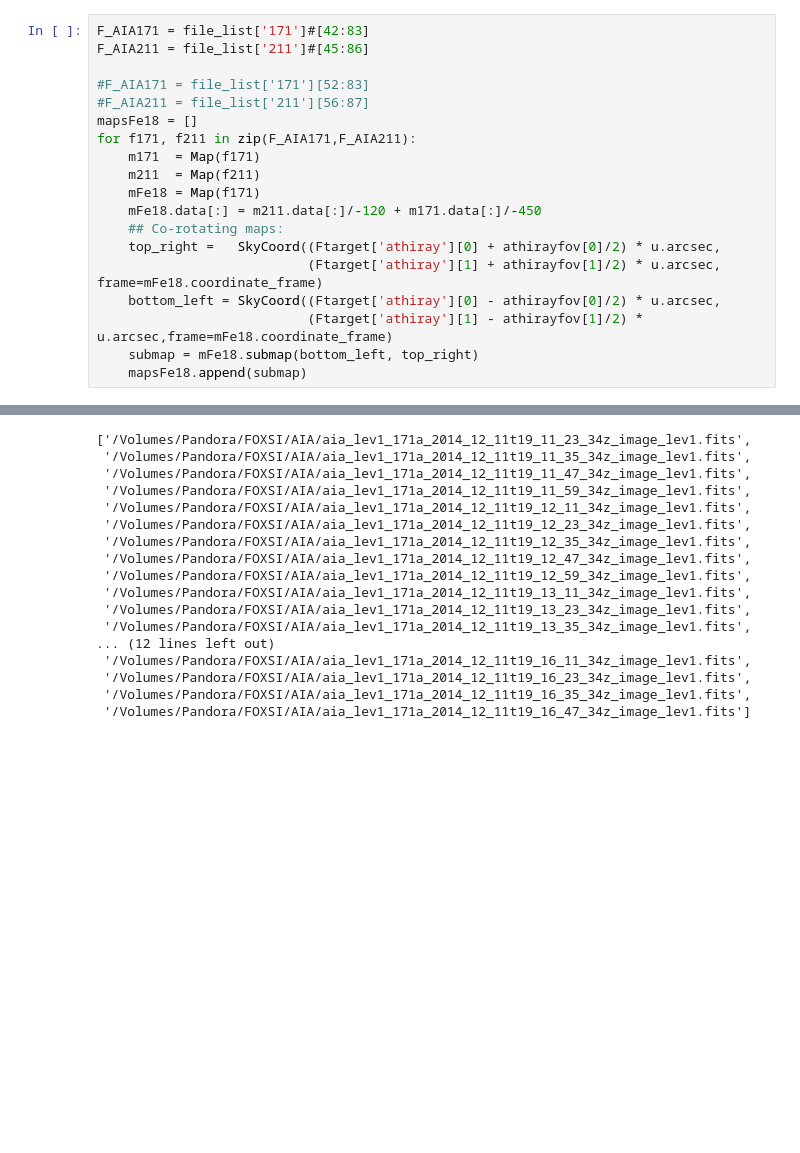
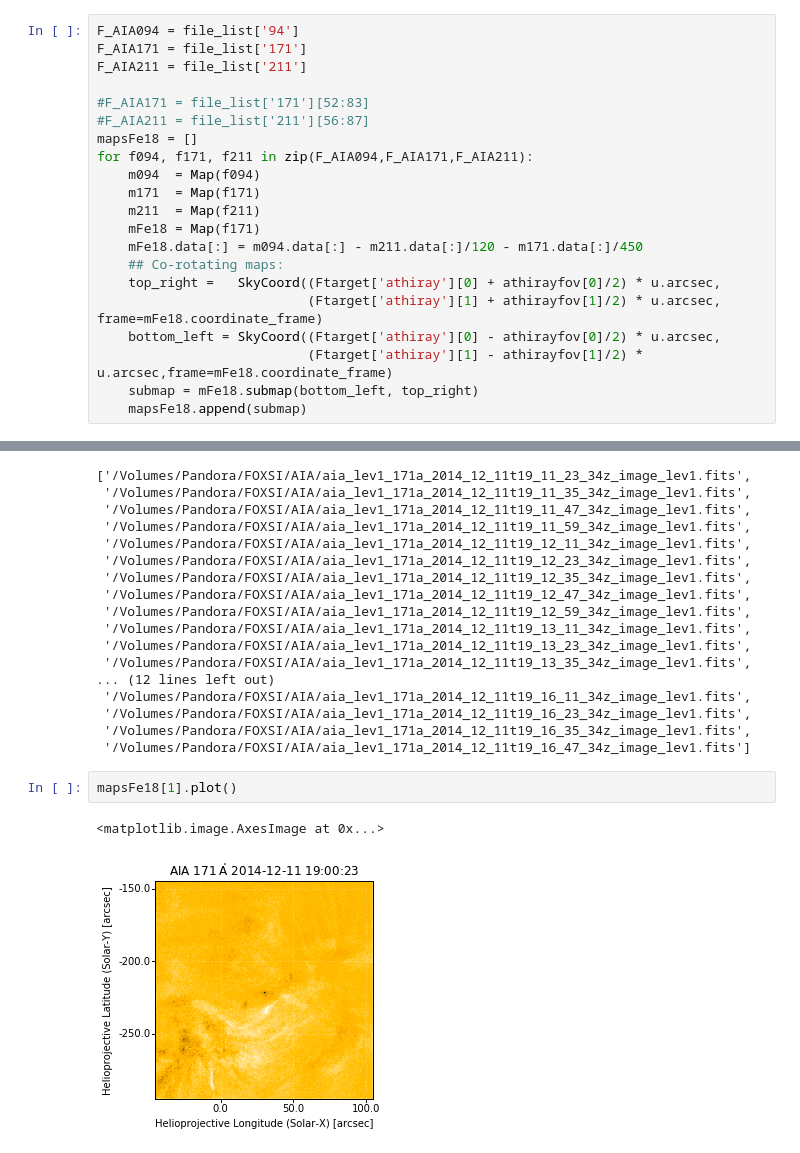
Before and after one commit to pymilo/Milo_FOXSI_Science, a Jupyter notebook: Notebooks/For_Athiray_Kobelski_Method.ipynb, the cells around one changed output, grey strips where cells are left out. Cells and saved outputs as stored; diff of their text form; blank space fills up the shorter version.

```diff
--- a/Notebooks/For_Athiray_Kobelski_Method.ipynb
+++ b/Notebooks/For_Athiray_Kobelski_Method.ipynb
@@ -77,17 +77,19 @@ for key in str_indices:
     file_list.update({key: glob.glob(data_dir + '*' + key + '*.fits')})
     file_list[key]=sorted(file_list[key])
 # %%
-F_AIA171 = file_list['171']#[42:83]
-F_AIA211 = file_list['211']#[45:86]
+F_AIA094 = file_list['94']
+F_AIA171 = file_list['171']
+F_AIA211 = file_list['211']
 
 #F_AIA171 = file_list['171'][52:83]
 #F_AIA211 = file_list['211'][56:87]
 mapsFe18 = []
-for f171, f211 in zip(F_AIA171,F_AIA211):
+for f094, f171, f211 in zip(F_AIA094,F_AIA171,F_AIA211):
+    m094  = Map(f094)
     m171  = Map(f171)
     m211  = Map(f211)
     mFe18 = Map(f171)
-    mFe18.data[:] = m211.data[:]/-120 + m171.data[:]/-450
+    mFe18.data[:] = m094.data[:] - m211.data[:]/120 - m171.data[:]/450
     ## Co-rotating maps:
     top_right =   SkyCoord((Ftarget['athiray'][0] + athirayfov[0]/2) * u.arcsec,
                            (Ftarget['athiray'][1] + athirayfov[1]/2) * u.arcsec, frame=mFe18.coordinate_frame)
@@ -222,3 +248,8 @@ file_list['171'][68-l:72+l]
  '/Volumes/Pandora/FOXSI/AIA/aia_lev1_171a_2014_12_11t19_16_23_34z_image_lev1.fits',
  '/Volumes/Pandora/FOXSI/AIA/aia_lev1_171a_2014_12_11t19_16_35_34z_image_lev1.fits',
  '/Volumes/Pandora/FOXSI/AIA/aia_lev1_171a_2014_12_11t19_16_47_34z_image_lev1.fits']
+# %%
+mapsFe18[1].plot()
+# %% [output]
+<matplotlib.image.AxesImage at 0x...>
+[figure, added]
```
Also changed, not shown: parts of 6 cells of this notebook.
